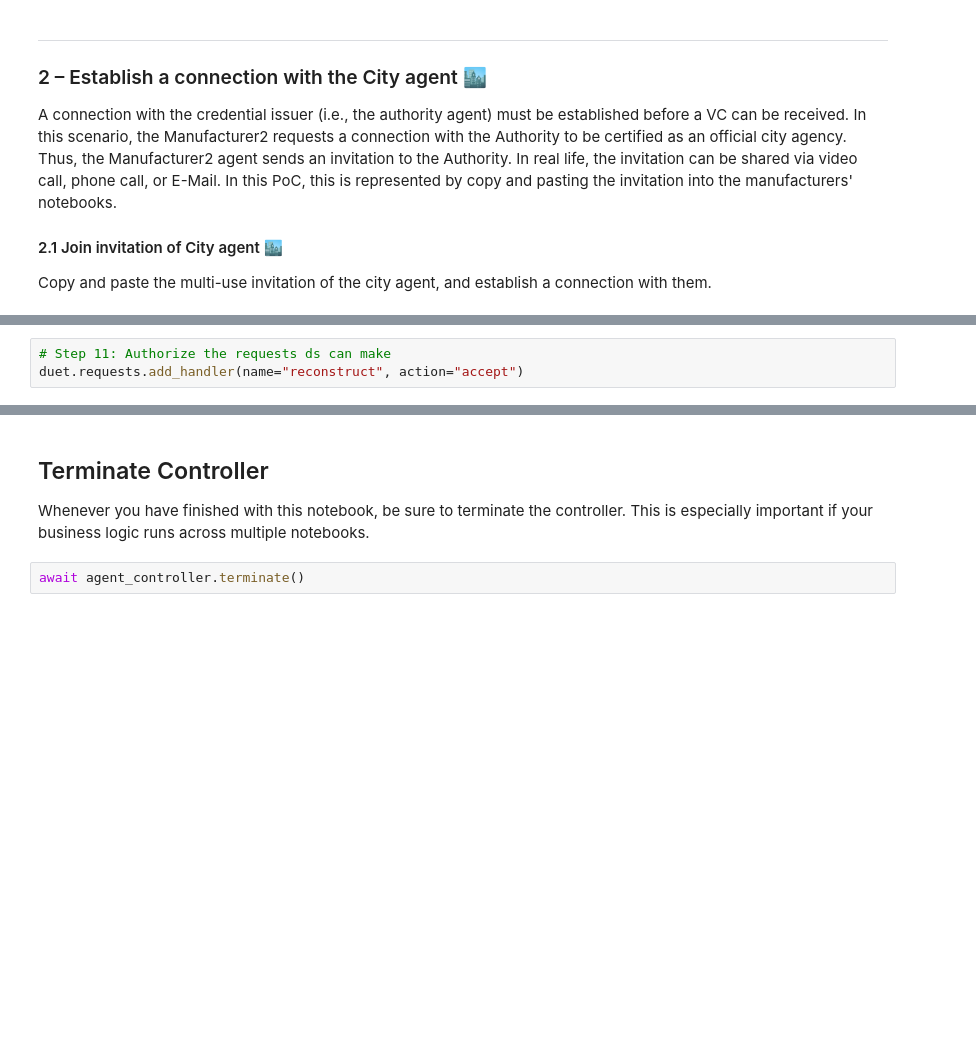
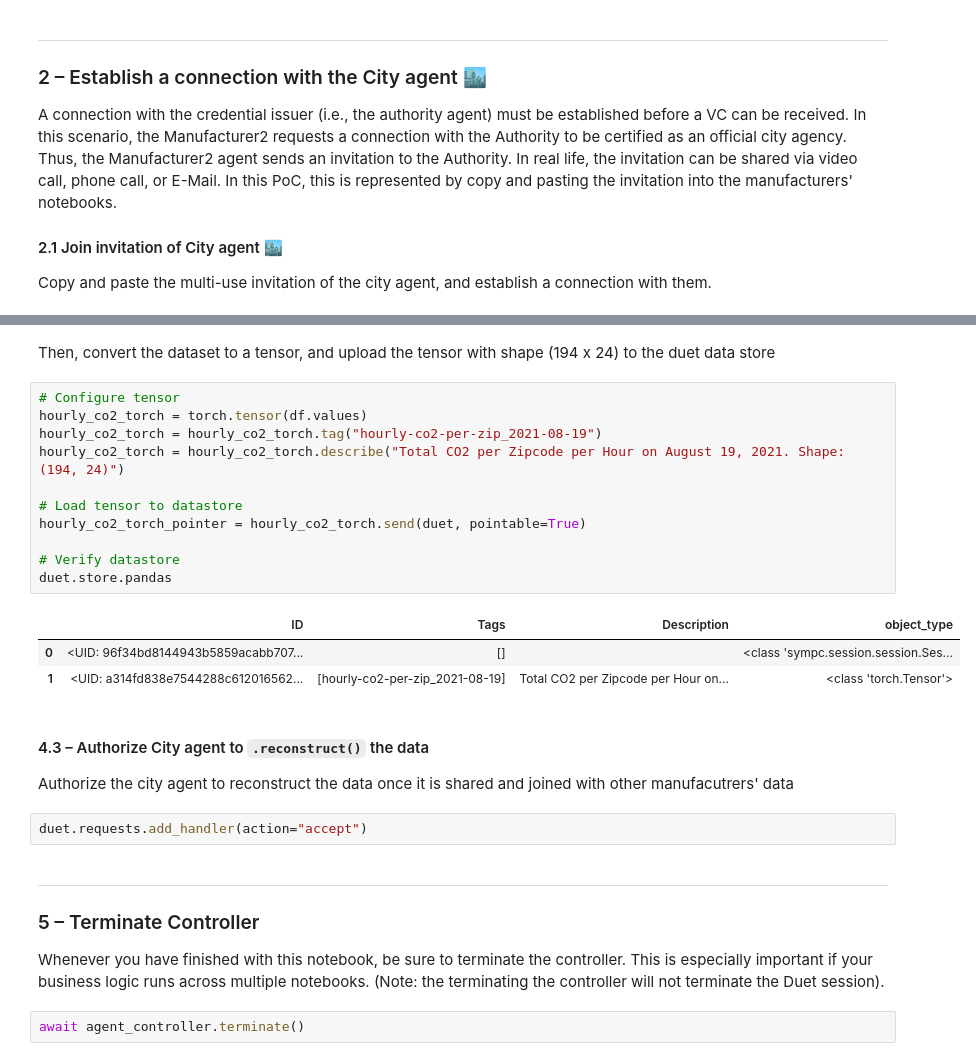
Before and after one commit to kajaschmidt/aries-jupyter-playground, a Jupyter notebook: agents/manufacturer2/notebooks/03_connect_with_city.ipynb, the cells around one changed output, grey strips where cells are left out. Saved outputs shown, nothing was run; the diff lists cells and outputs as text; blank space fills up the shorter version.

Commit message:
finish PoC logic and upload with notebook output

```diff
--- a/agents/manufacturer2/notebooks/03_connect_with_city.ipynb
+++ b/agents/manufacturer2/notebooks/03_connect_with_city.ipynb
@@ -148,3 +232,0 @@ duet.store.pandas
-# %%
-# Step 11: Authorize the requests ds can make
-duet.requests.add_handler(name="reconstruct", action="accept")
@@ -151,6 +295,31 @@ duet.requests.add_handler(name="reconstruct", action="accept")
+# %% [markdown]
+Then, convert the dataset to a tensor, and upload the tensor with shape (194 x 24) to the duet data store
+# %%
+# Configure tensor
+hourly_co2_torch = torch.tensor(df.values)
+hourly_co2_torch = hourly_co2_torch.tag("hourly-co2-per-zip_2021-08-19")
+hourly_co2_torch = hourly_co2_torch.describe("Total CO2 per Zipcode per Hour on August 19, 2021. Shape: (194, 24)")
+
+# Load tensor to datastore
+hourly_co2_torch_pointer = hourly_co2_torch.send(duet, pointable=True)
+
+# Verify datastore
+duet.store.pandas
+# %% [output]
+|  | ID | Tags | Description | object_type |
+| 0 | <UID: 96f34bd8144943b5859acabb707... | [] |  | <class 'sympc.session.session.Ses... |
+| 1 | <UID: a314fd838e7544288c612016562... | [hourly-co2-per-zip_2021-08-19] | Total CO2 per Zipcode per Hour on... | <class 'torch.Tensor'> |
+# %% [markdown]
+#### 4.3 – Authorize City agent to `.reconstruct()` the data
+Authorize the city agent to reconstruct the data once it is shared and joined with other manufacutrers' data
+# %%
+duet.requests.add_handler(action="accept")
 # %% [markdown]
-## Terminate Controller
+---
+
+### 5 – Terminate Controller
 
 Whenever you have finished with this notebook, be sure to terminate the controller. This is especially important if your business logic runs across multiple notebooks.
+(Note: the terminating the controller will not terminate the Duet session).
 # %%
 await agent_controller.terminate()
```
Also changed, not shown: parts of 31 cells of this notebook, 21 other files.
